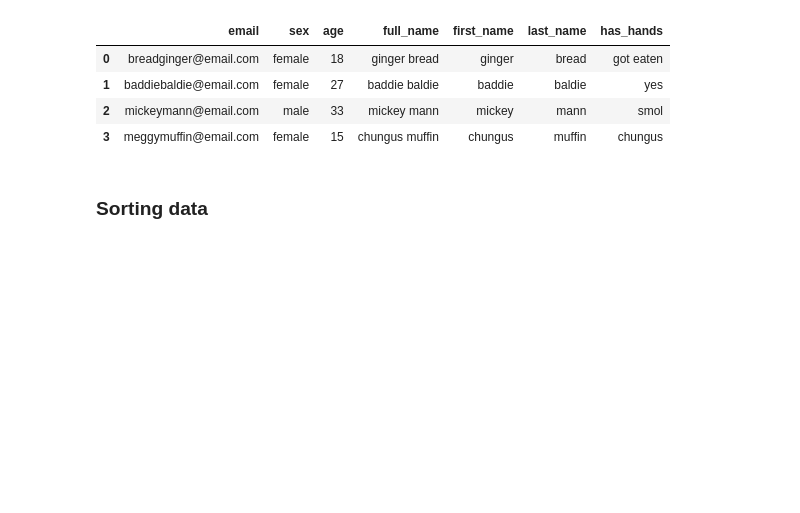
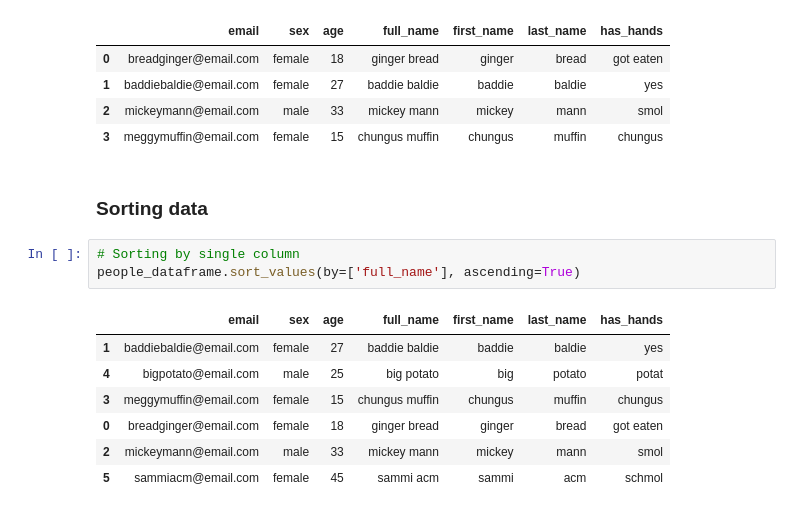
Before and after one commit to hyoaru/dsa-libraries-test, a Jupyter notebook: pandas.ipynb, the cells around one changed output. Cells and saved outputs as stored; diff of their text form; blank space fills up the shorter version.

Commit message:
[add] sorting data

```diff
--- a/pandas.ipynb
+++ b/pandas.ipynb
@@ -434,3 +434,14 @@ people_dataframe.drop(index=people_dataframe[filt].index)
 | 3 | meggymuffin@email.com | female | 15 | chungus muffin | chungus | muffin | chungus |
 # %% [markdown]
 ### Sorting data
+# %%
+# Sorting by single column
+people_dataframe.sort_values(by=['full_name'], ascending=True)
+# %% [output]
+|  | email | sex | age | full_name | first_name | last_name | has_hands |
+| 1 | baddiebaldie@email.com | female | 27 | baddie baldie | baddie | baldie | yes |
+| 4 | bigpotato@email.com | male | 25 | big potato | big | potato | potat |
+| 3 | meggymuffin@email.com | female | 15 | chungus muffin | chungus | muffin | chungus |
+| 0 | breadginger@email.com | female | 18 | ginger bread | ginger | bread | got eaten |
+| 2 | mickeymann@email.com | male | 33 | mickey mann | mickey | mann | smol |
+| 5 | sammiacm@email.com | female | 45 | sammi acm | sammi | acm | schmol |
```
Also changed, not shown: parts of 3 cells of this notebook.
